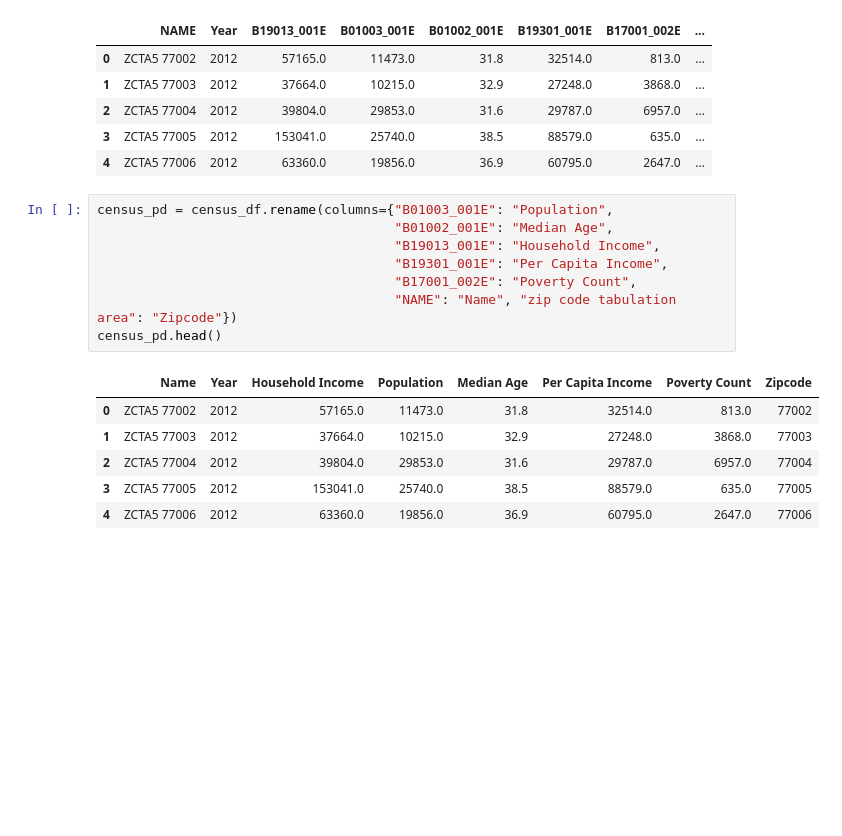
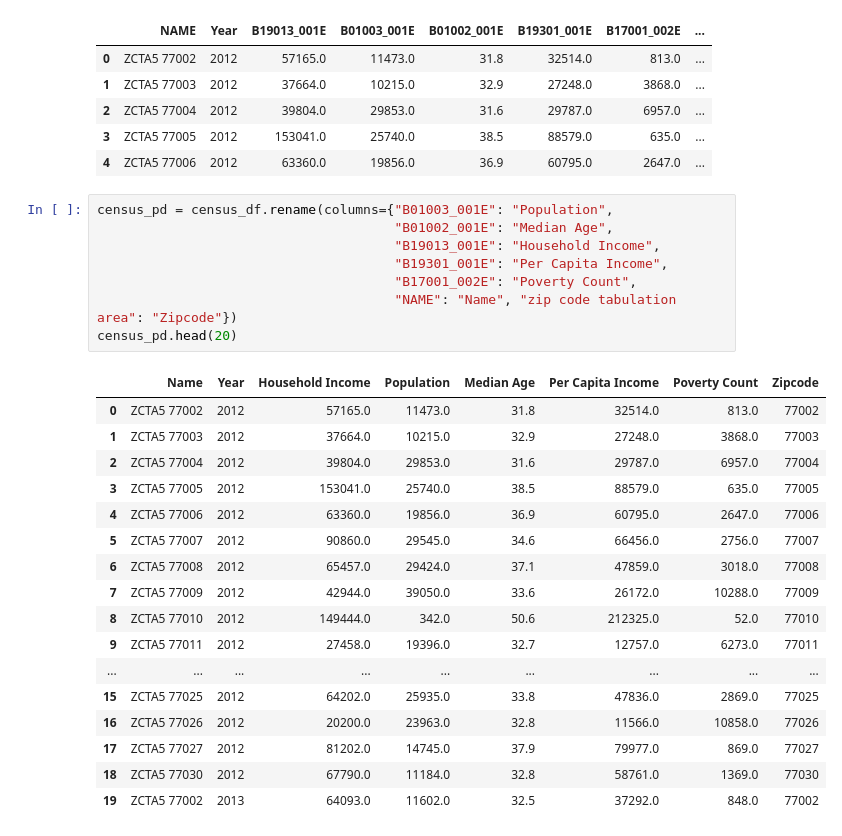
Before and after one commit to NKovich/Houston-Gentrification-Study, a Jupyter notebook: ZipCodeAnalysis.ipynb, the cells around one changed output. Saved outputs shown, nothing was run; the diff lists cells and outputs as text; blank space fills up the shorter version.

```diff
--- a/ZipCodeAnalysis.ipynb
+++ b/ZipCodeAnalysis.ipynb
@@ -58,15 +67,26 @@ census_df.head()
 # %%
 census_pd = census_df.rename(columns={"B01003_001E": "Population",
                                       "B01002_001E": "Median Age",
                                       "B19013_001E": "Household Income",
                                       "B19301_001E": "Per Capita Income",
                                       "B17001_002E": "Poverty Count",
                                       "NAME": "Name", "zip code tabulation area": "Zipcode"})
-census_pd.head()
+census_pd.head(20)
 # %% [output]
 |  | Name | Year | Household Income | Population | Median Age | Per Capita Income | Poverty Count | Zipcode |
 | 0 | ZCTA5 77002 | 2012 | 57165.0 | 11473.0 | 31.8 | 32514.0 | 813.0 | 77002 |
 | 1 | ZCTA5 77003 | 2012 | 37664.0 | 10215.0 | 32.9 | 27248.0 | 3868.0 | 77003 |
 | 2 | ZCTA5 77004 | 2012 | 39804.0 | 29853.0 | 31.6 | 29787.0 | 6957.0 | 77004 |
 | 3 | ZCTA5 77005 | 2012 | 153041.0 | 25740.0 | 38.5 | 88579.0 | 635.0 | 77005 |
 | 4 | ZCTA5 77006 | 2012 | 63360.0 | 19856.0 | 36.9 | 60795.0 | 2647.0 | 77006 |
+| 5 | ZCTA5 77007 | 2012 | 90860.0 | 29545.0 | 34.6 | 66456.0 | 2756.0 | 77007 |
+| 6 | ZCTA5 77008 | 2012 | 65457.0 | 29424.0 | 37.1 | 47859.0 | 3018.0 | 77008 |
+| 7 | ZCTA5 77009 | 2012 | 42944.0 | 39050.0 | 33.6 | 26172.0 | 10288.0 | 77009 |
+| 8 | ZCTA5 77010 | 2012 | 149444.0 | 342.0 | 50.6 | 212325.0 | 52.0 | 77010 |
+| 9 | ZCTA5 77011 | 2012 | 27458.0 | 19396.0 | 32.7 | 12757.0 | 6273.0 | 77011 |
+| ... | ... | ... | ... | ... | ... | ... | ... | ... |
+| 15 | ZCTA5 77025 | 2012 | 64202.0 | 25935.0 | 33.8 | 47836.0 | 2869.0 | 77025 |
+| 16 | ZCTA5 77026 | 2012 | 20200.0 | 23963.0 | 32.8 | 11566.0 | 10858.0 | 77026 |
+| 17 | ZCTA5 77027 | 2012 | 81202.0 | 14745.0 | 37.9 | 79977.0 | 869.0 | 77027 |
+| 18 | ZCTA5 77030 | 2012 | 67790.0 | 11184.0 | 32.8 | 58761.0 | 1369.0 | 77030 |
+| 19 | ZCTA5 77002 | 2013 | 64093.0 | 11602.0 | 32.5 | 37292.0 | 848.0 | 77002 |
```
Also changed, not shown: parts of 8 cells of this notebook, 1 other file.
